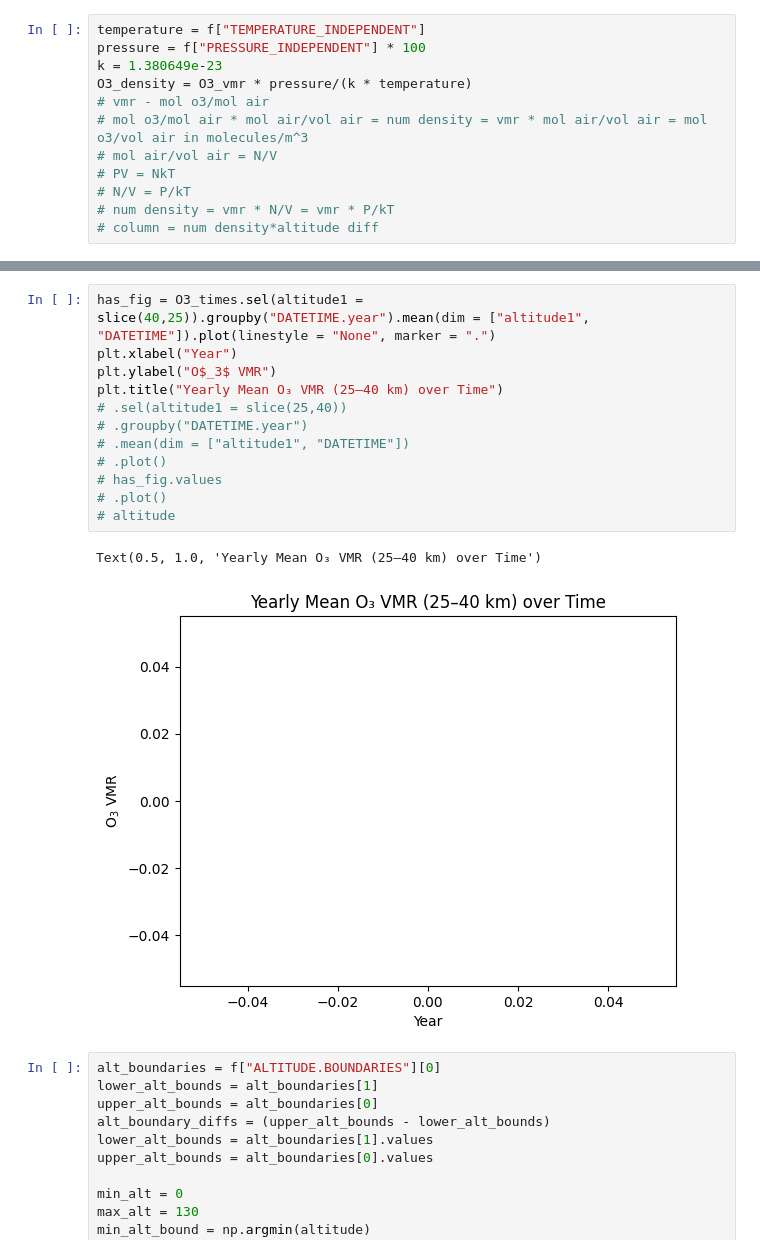
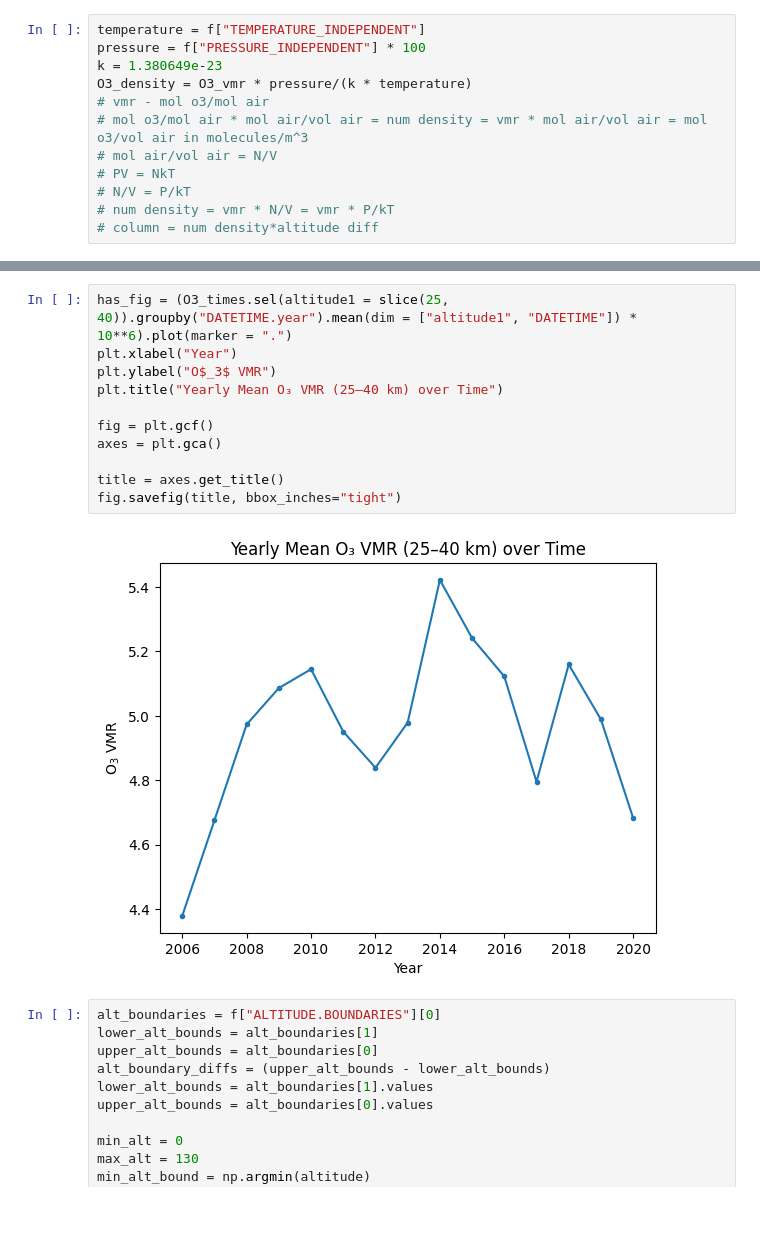
Before and after one commit to Sallamsaka/ozone-measurement-comparison, a Jupyter notebook: PEARL FTIR O3/PEARL_FTIR.ipynb, the cells around one changed output, grey strips where cells are left out. Saved outputs shown, nothing was run; the diff lists cells and outputs as text; blank space fills up the shorter version.

```diff
--- a/PEARL FTIR O3/PEARL_FTIR.ipynb
+++ b/PEARL FTIR O3/PEARL_FTIR.ipynb
@@ -180,18 +180,16 @@ fig.savefig(title, bbox_inches="tight")
 # %%
-has_fig = O3_times.sel(altitude1 = slice(40,25)).groupby("DATETIME.year").mean(dim = ["altitude1", "DATETIME"]).plot(linestyle = "None", marker = ".")
+has_fig = (O3_times.sel(altitude1 = slice(25, 40)).groupby("DATETIME.year").mean(dim = ["altitude1", "DATETIME"]) * 10**6).plot(marker = ".")
 plt.xlabel("Year")
 plt.ylabel("O$_3$ VMR")
 plt.title("Yearly Mean O₃ VMR (25–40 km) over Time")
-# .sel(altitude1 = slice(25,40))
-# .groupby("DATETIME.year")
-# .mean(dim = ["altitude1", "DATETIME"])
-# .plot()
-# has_fig.values
-# .plot()
-# altitude
+
+fig = plt.gcf()
+axes = plt.gca()
+
+title = axes.get_title()
+fig.savefig(title, bbox_inches="tight")
 # %% [output]
-Text(0.5, 1.0, 'Yearly Mean O₃ VMR (25–40 km) over Time')
-[figure, old version]
+[figure, new version]
 # %%
 alt_boundaries = f["ALTITUDE.BOUNDARIES"][0]
 lower_alt_bounds = alt_boundaries[1]
```
Also changed, not shown: parts of 12 cells of this notebook, 22 other files.
